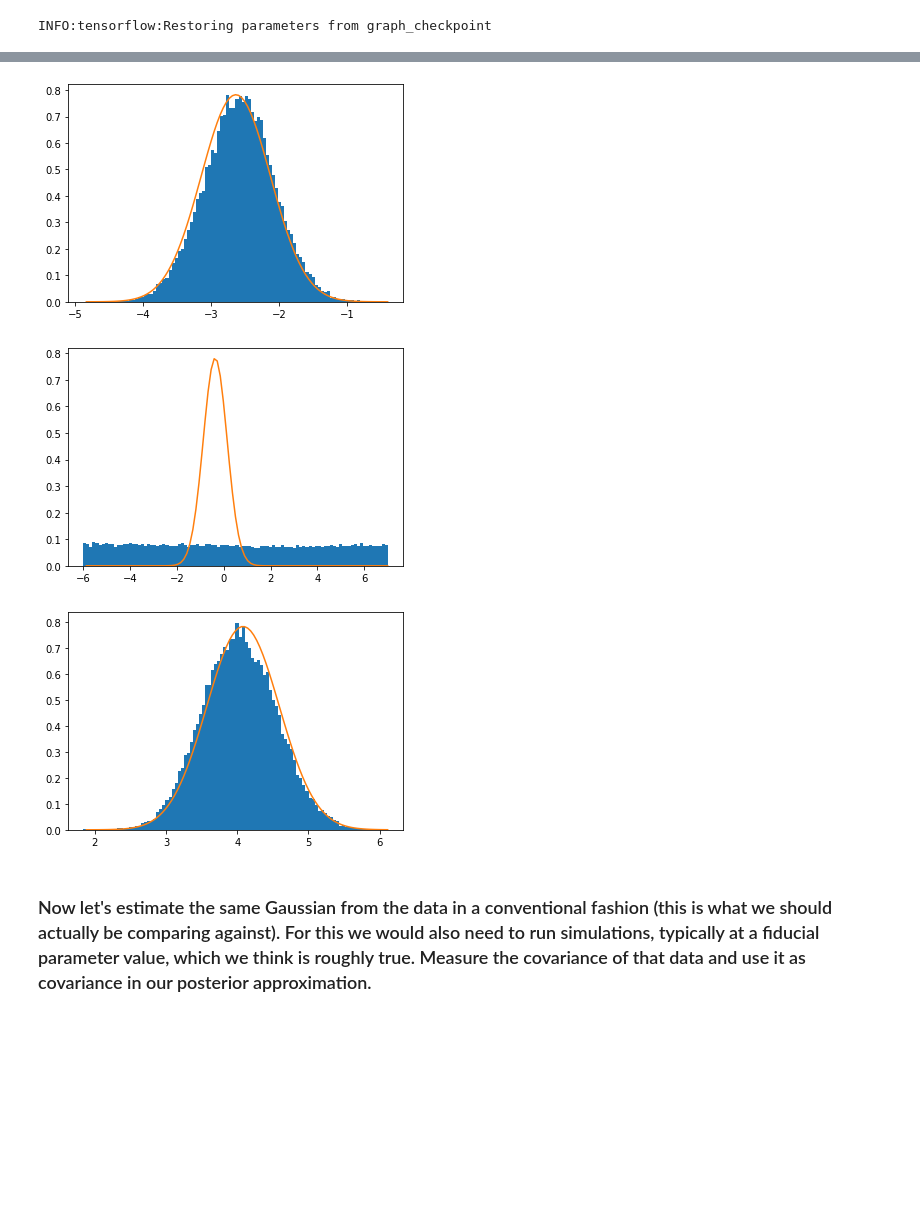
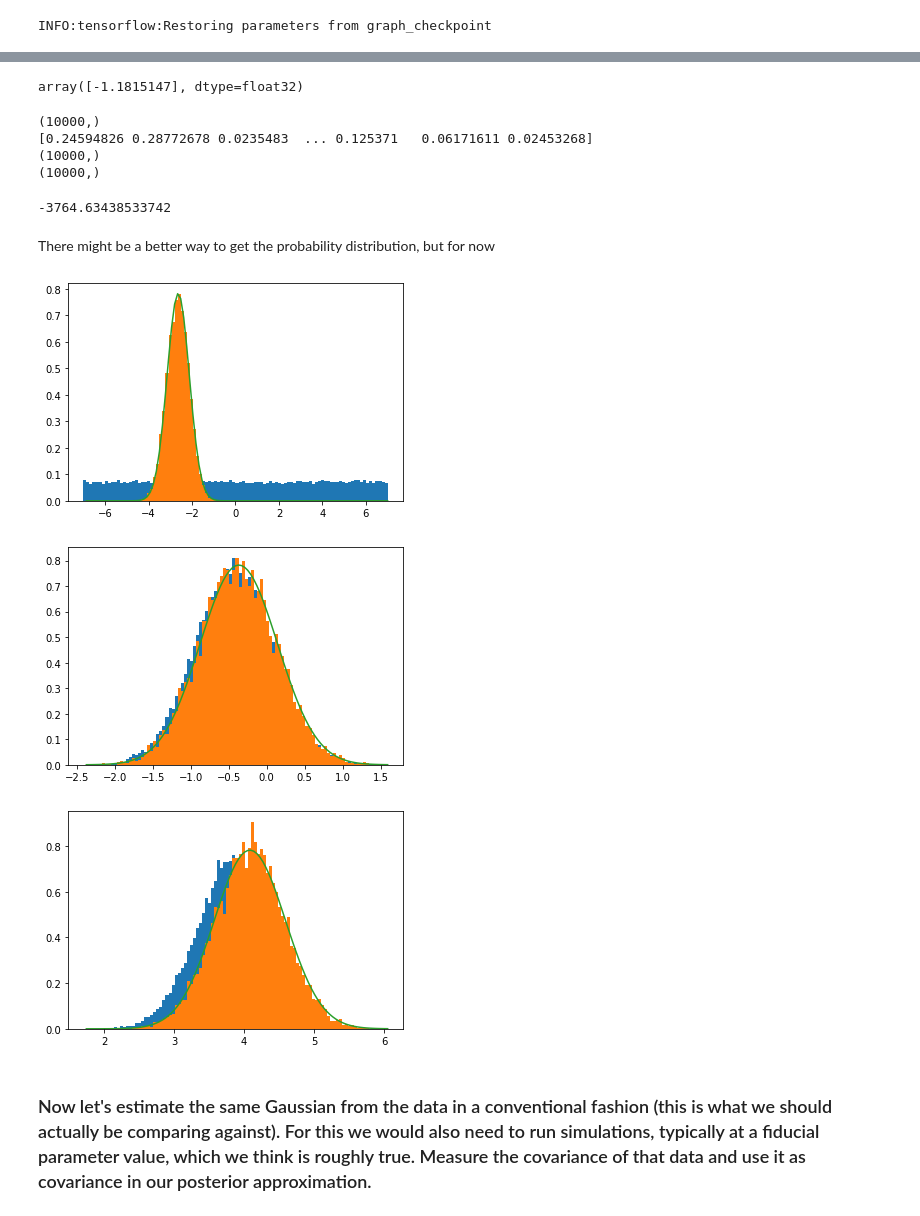
Before and after one commit to twerhane/UndergradStudentProjects, a Jupyter notebook: Tess/Convergence Properties of PyDelfi Colab.ipynb, the cells around one changed output, grey strips where cells are left out. Saved outputs shown, nothing was run; the diff lists cells and outputs as text; code cells hidden in the pictures; blank space fills up the shorter version.

```diff
--- a/Tess/Convergence Properties of PyDelfi Colab.ipynb
+++ b/Tess/Convergence Properties of PyDelfi Colab.ipynb
@@ -63,7 +61,7 @@ Btw, just because the data is Gaussian distributed, doesnt mean the posterior fo
 
 From our calculation we find that P(d|b) is Gaussian with mean b and covariance (sigma^2+A^2), let's empirically check if this is true, by plotting the histogram:
 # %%
-def Gaussian(x,Mu,Sigma):
+def Gaussian_per_dim(x,Mu,Sigma):
     return 1/np.sqrt(np.pi*2.)/Sigma*np.exp(-0.5*(x-Mu)**2/Sigma**2)
 
 # draw a large data sample to visualize the data distribution
@@ -75,7 +73,7 @@ for ii in range(dims):
     _, bins,_ = plt.hist(data_sample[:,ii], density=True,bins=100)
     delta = np.diff(bins)
     bins  = bins[0:-1]+delta
-    plt.plot(bins,np.squeeze(Gaussian(bins,b_true[ii],(A_true**2+sigma**2)**(0.5))))
+    plt.plot(bins,np.squeeze(Gaussian_per_dim(bins,b_true[ii],(A_true**2+sigma**2)**(0.5))))
     plt.xlim(-6,6)
 plt.show()
 
@@ -122,11 +115,11 @@ WARNING:tensorflow:From /usr/local/lib/python3.6/dist-packages/pydelfi/train.py:
 # let's just sample values for b on a grid for now
 # trying different sampling methods is what the other students are gonna look at, but you are free to also test how they influence the result
 
-lower = -6
+lower = -7
 upper = 7
 
 #randomly drawing training sampled from uniform distribution to speed up things
-num_training_samples = 30*30*30
+num_training_samples = 50*50*50
 bs = (np.random.rand(num_training_samples, b_true.shape[-1])-0.5)*(upper-lower)+(upper+lower)/2.
 
 #plot to see that they are actually well unirfomly distributed
@@ -231,16 +223,64 @@ WARNING:root:fine_bins_2D not large enough for optimal density
+# %%
+#### this is the posterior that pydelfi fits
+### this might not be normalized?
+#log_likelihood = lambda x: DelfiEnsemble.log_posterior_stacked(x, data)[0]
+#log_likelihood(b_true)
+
+
+## this is the likelihood that pydelfi fits (= posterior for flat prior that extends far enough)
+pydelfi_log_likelihood = lambda x: DelfiEnsemble.log_likelihood_stacked(x, data)[0]
+pydelfi_log_likelihood(b_true)
+# %% [output]
+array([-1.1815147], dtype=float32)
+# %%
+def true_posterior_samples(n_samples, mean, cov):
+  L = np.linalg.cholesky(cov)
+
+  samples = np.random.randn(n_samples,mean.shape[-1])
+  samples = np.dot(samples,L)+mean
+
+  return samples
+# %%
+post_samples = true_posterior_samples(10000, data, np.diag(np.ones(data.shape[-1])*(A_true**2+sigma**2)))
+# %%
+### stochastic estimate, could do non-stochastic if we extracted exact form from pydelfi (doesnt work for MAF, though)
+def KL_divergence(p, q, samples):
+  #q is our fit, p is the actual distribution
+  print(p(samples))
+  return np.sum(p(samples)*(np.log(p(samples))-np.log(q(samples))))
+
+
+def Gaussian_3D(x,Mu,Sigma):
+    res = np.prod(1./np.sqrt(np.pi*2.)/Sigma*np.exp(-0.5*(x-Mu)**2/Sigma**2),-1)
+    print(res.shape)
+    return res
+
+p = lambda x: Gaussian_3D(x,Mu=data,Sigma=(A_true**2+sigma**2)**0.5)
+q = lambda x : np.exp(pydelfi_log_likelihood(x))
+
+KL_divergence(p,q,post_samples)
+# %% [output]
+(10000,)
+[0.24594826 0.28772678 0.0235483  ... 0.125371   0.06171611 0.02453268]
+(10000,)
+(10000,)
+-3764.63438533742
+# %% [markdown]
+There might be a better way to get the probability distribution, but for now
 # %%
 # since we know the correct solution, let's overplot
 for ii in range(len(b_true)):
     _, bins, _ =plt.hist(posterior_samples[:,ii], density=True, bins=100)
+    _ =plt.hist(post_samples[:,ii], density=True, bins=bins)
     delta = np.diff(bins)
     bins  = bins[0:-1]+delta
-    plt.plot(bins,np.squeeze(Gaussian(bins,data[:,ii],(A_true**2+sigma**2)**(0.5))))
+    plt.plot(bins,np.squeeze(Gaussian_per_dim(bins,data[:,ii],(A_true**2+sigma**2)**(0.5))))
     plt.show()
 ## and they agree!
 # %% [output]
-[figure, old version]
+[figure, new version]
-[figure, old version]
+[figure, new version]
-[figure, old version]
+[figure, new version]
 # %% [markdown]
 ### Now let's estimate the same Gaussian from the data in a conventional fashion (this is what we should actually be comparing against). For this we would also need to run simulations, typically at a fiducial parameter value, which we think is roughly true. Measure the covariance of that data and use it as covariance in our posterior approximation.
 # %%
```
Also changed, not shown: parts of 6 cells of this notebook.
